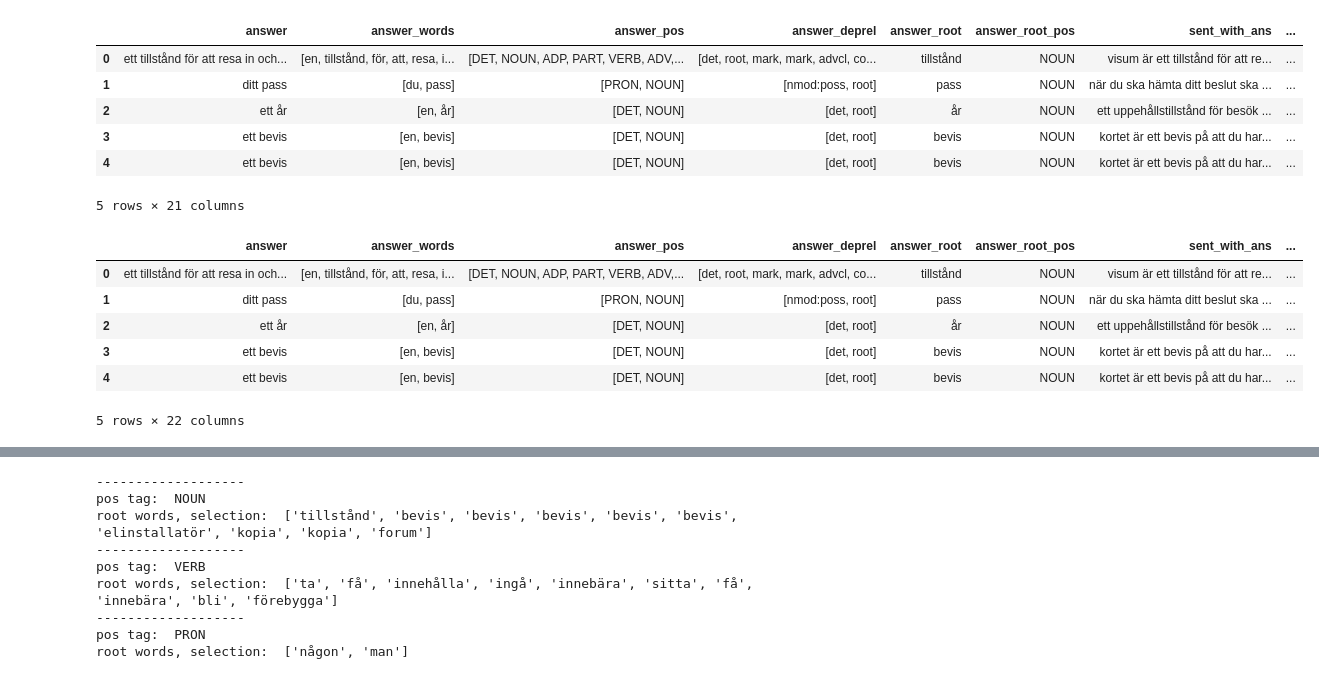
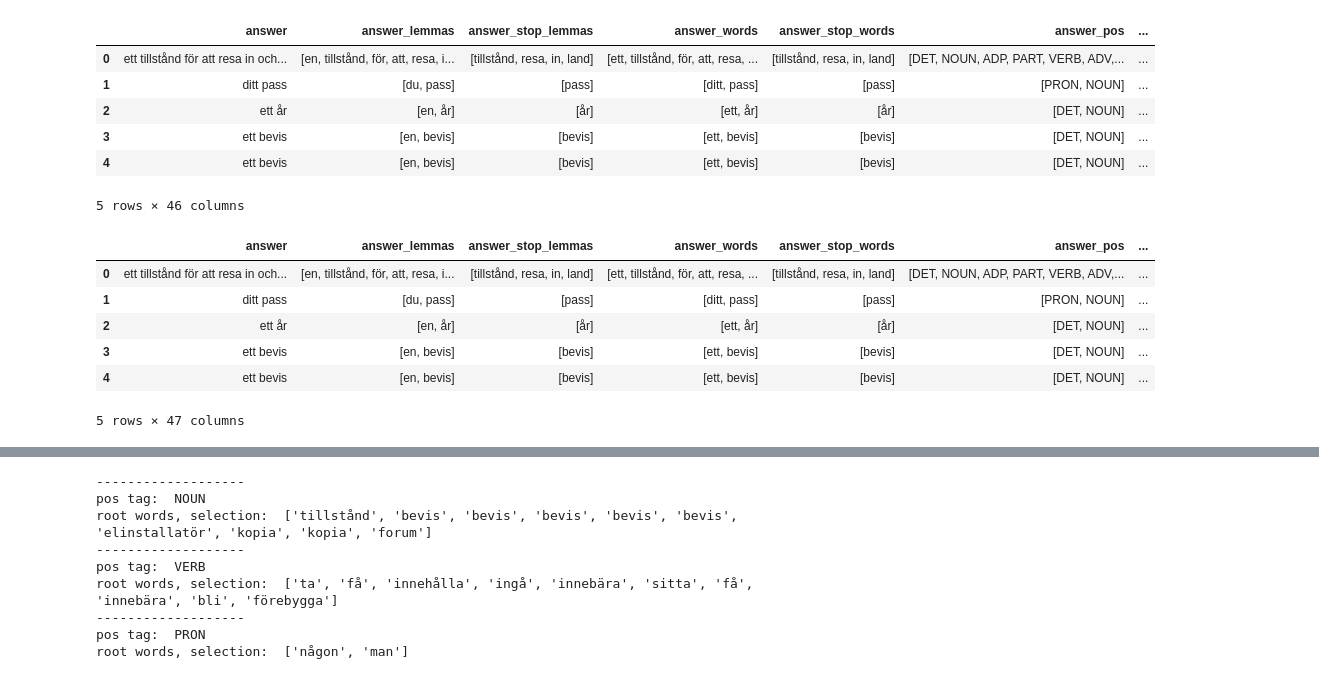
Before and after one commit to filippak/rc-answer-generation, a Jupyter notebook: data-analysis/data_analysis/interrogative_words.ipynb, the cells around one changed output, grey strips where cells are left out. Saved outputs shown, nothing was run; the diff lists cells and outputs as text; code cells hidden in the pictures.

```diff
--- a/data-analysis/interrogative_words.ipynb
+++ b/data-analysis/data_analysis/interrogative_words.ipynb
@@ -11,17 +11,17 @@ from nltk.tokenize import word_tokenize
 q_words = ['vad', 'hur', 'när', 'var', 'varifrån', 'varför', 'vart', 'vilken', 'vilket', 'vilka', 'vem', 'vems']
 # %%
 # load the data
-df_train = pd.read_pickle("./data_frames/df_train.pkl")
-df_dp_train = pd.read_pickle("./data_frames/dependency_parsing/df_dp_train.pkl")
+df_train = pd.read_pickle("../data_frames/parsed_answer_data/df_train_cleaned.pkl")
+df_dp_train = pd.read_pickle("../data_frames/dependency_parsed_data/df_train_cleaned.pkl")
 df_dp_train.head()
 # %% [output]
-|  | answer | answer_words | answer_pos | answer_deprel | answer_root | answer_root_pos | sent_with_ans | ... |
-| 0 | ett tillstånd för att resa in och... | [en, tillstånd, för, att, resa, i... | [DET, NOUN, ADP, PART, VERB, ADV,... | [det, root, mark, mark, advcl, co... | tillstånd | NOUN | visum är ett tillstånd för att re... | ... |
-| 1 | ditt pass | [du, pass] | [PRON, NOUN] | [nmod:poss, root] | pass | NOUN | när du ska hämta ditt beslut ska ... | ... |
-| 2 | ett år | [en, år] | [DET, NOUN] | [det, root] | år | NOUN | ett uppehållstillstånd för besök ... | ... |
-| 3 | ett bevis | [en, bevis] | [DET, NOUN] | [det, root] | bevis | NOUN | kortet är ett bevis på att du har... | ... |
-| 4 | ett bevis | [en, bevis] | [DET, NOUN] | [det, root] | bevis | NOUN | kortet är ett bevis på att du har... | ... |
+|  | answer | answer_lemmas | answer_stop_lemmas | answer_words | answer_stop_words | answer_pos | ... |
+| 0 | ett tillstånd för att resa in och... | [en, tillstånd, för, att, resa, i... | [tillstånd, resa, in, land] | [ett, tillstånd, för, att, resa, ... | [tillstånd, resa, in, land] | [DET, NOUN, ADP, PART, VERB, ADV,... | ... |
+| 1 | ditt pass | [du, pass] | [pass] | [ditt, pass] | [pass] | [PRON, NOUN] | ... |
+| 2 | ett år | [en, år] | [år] | [ett, år] | [år] | [DET, NOUN] | ... |
+| 3 | ett bevis | [en, bevis] | [bevis] | [ett, bevis] | [bevis] | [DET, NOUN] | ... |
+| 4 | ett bevis | [en, bevis] | [bevis] | [ett, bevis] | [bevis] | [DET, NOUN] | ... |
-5 rows × 21 columns
+5 rows × 46 columns
 # %%
 def map_interrogative_words(df, all_q_words):
     interrogative_words = []
@@ -48,13 +48,13 @@ def map_interrogative_words(df, all_q_words):
 df_dp_train['interrogative_words'] = map_interrogative_words(df_dp_train, q_words)
 df_dp_train.head()
 # %% [output]
-|  | answer | answer_words | answer_pos | answer_deprel | answer_root | answer_root_pos | sent_with_ans | ... |
-| 0 | ett tillstånd för att resa in och... | [en, tillstånd, för, att, resa, i... | [DET, NOUN, ADP, PART, VERB, ADV,... | [det, root, mark, mark, advcl, co... | tillstånd | NOUN | visum är ett tillstånd för att re... | ... |
-| 1 | ditt pass | [du, pass] | [PRON, NOUN] | [nmod:poss, root] | pass | NOUN | när du ska hämta ditt beslut ska ... | ... |
-| 2 | ett år | [en, år] | [DET, NOUN] | [det, root] | år | NOUN | ett uppehållstillstånd för besök ... | ... |
-| 3 | ett bevis | [en, bevis] | [DET, NOUN] | [det, root] | bevis | NOUN | kortet är ett bevis på att du har... | ... |
-| 4 | ett bevis | [en, bevis] | [DET, NOUN] | [det, root] | bevis | NOUN | kortet är ett bevis på att du har... | ... |
+|  | answer | answer_lemmas | answer_stop_lemmas | answer_words | answer_stop_words | answer_pos | ... |
+| 0 | ett tillstånd för att resa in och... | [en, tillstånd, för, att, resa, i... | [tillstånd, resa, in, land] | [ett, tillstånd, för, att, resa, ... | [tillstånd, resa, in, land] | [DET, NOUN, ADP, PART, VERB, ADV,... | ... |
+| 1 | ditt pass | [du, pass] | [pass] | [ditt, pass] | [pass] | [PRON, NOUN] | ... |
+| 2 | ett år | [en, år] | [år] | [ett, år] | [år] | [DET, NOUN] | ... |
+| 3 | ett bevis | [en, bevis] | [bevis] | [ett, bevis] | [bevis] | [DET, NOUN] | ... |
+| 4 | ett bevis | [en, bevis] | [bevis] | [ett, bevis] | [bevis] | [DET, NOUN] | ... |
-5 rows × 22 columns
+5 rows × 47 columns
 # %%
 def print_interrogative_word_statistics(key, value, word_stats):
     # value is a map where the word type is the key and count is an obj with 'count' as a key
```
Also changed, not shown: parts of 1 cell of this notebook, 27 other files.
